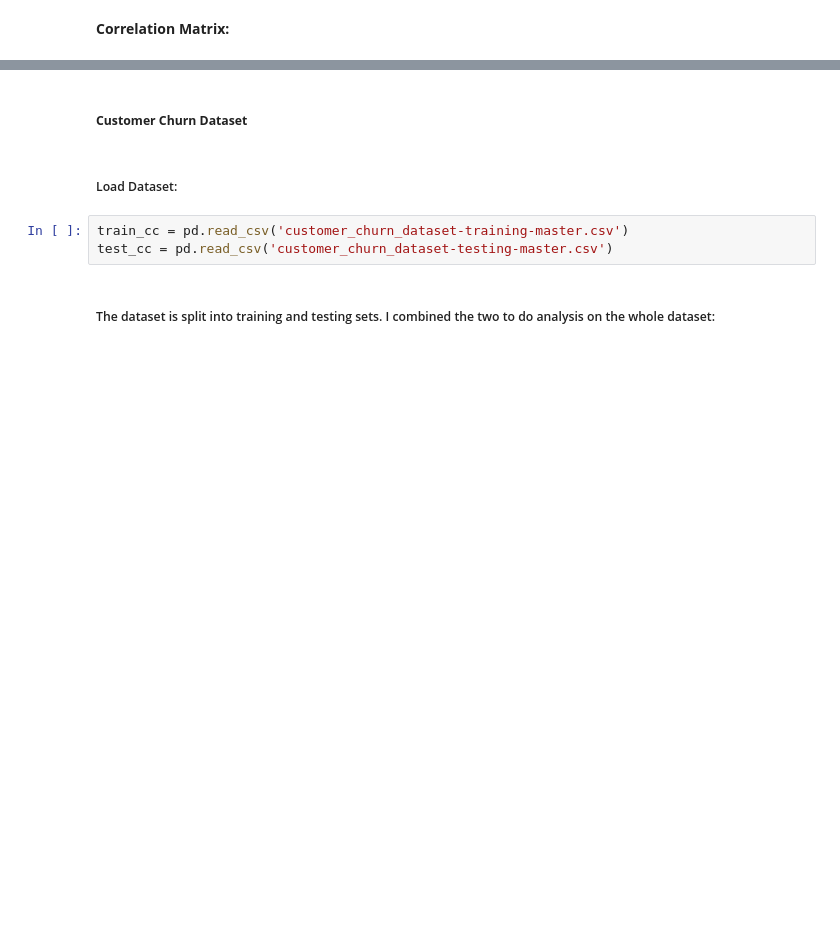
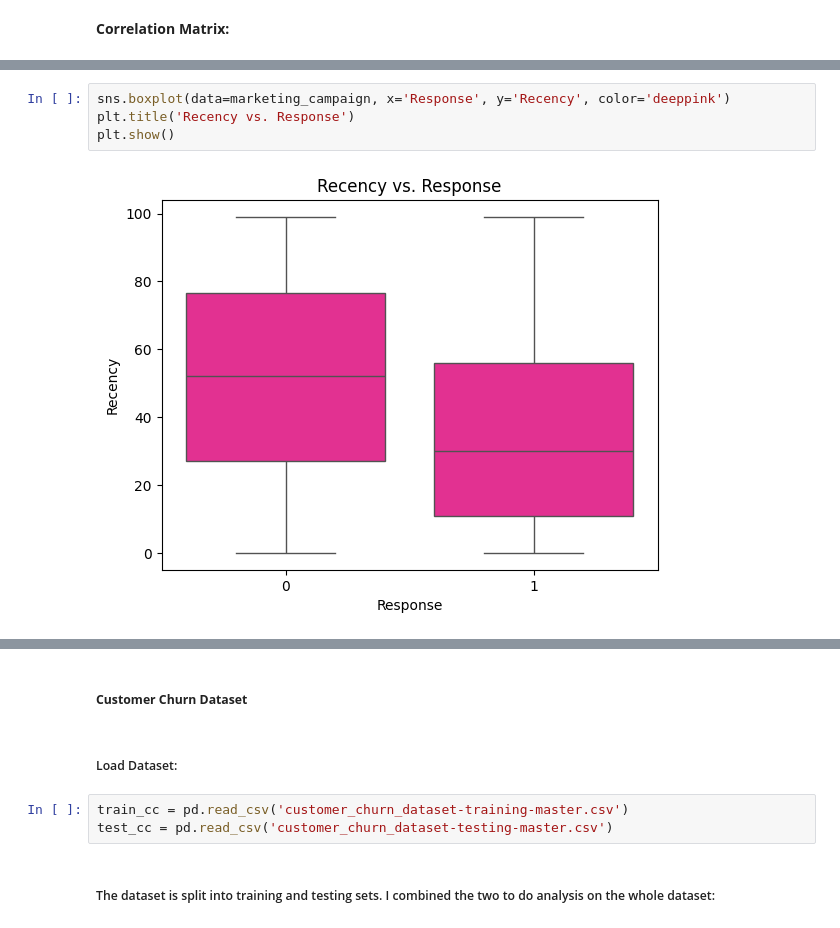
Before and after one commit to paumar2/DX699-MODB2, a Jupyter notebook: Week6.ipynb, the cells around one changed output, grey strips where cells are left out. Saved outputs shown, nothing was run; the diff lists cells and outputs as text; blank space fills up the shorter version.

```diff
--- a/Week6.ipynb
+++ b/Week6.ipynb
@@ -83,0 +103,6 @@ plt.show()
+# %%
+sns.boxplot(data=marketing_campaign, x='Response', y='Recency', color='deeppink')
+plt.title('Recency vs. Response')
+plt.show()
+# %% [output]
+[figure, added]
```
Also changed, not shown: parts of 30 cells of this notebook.
